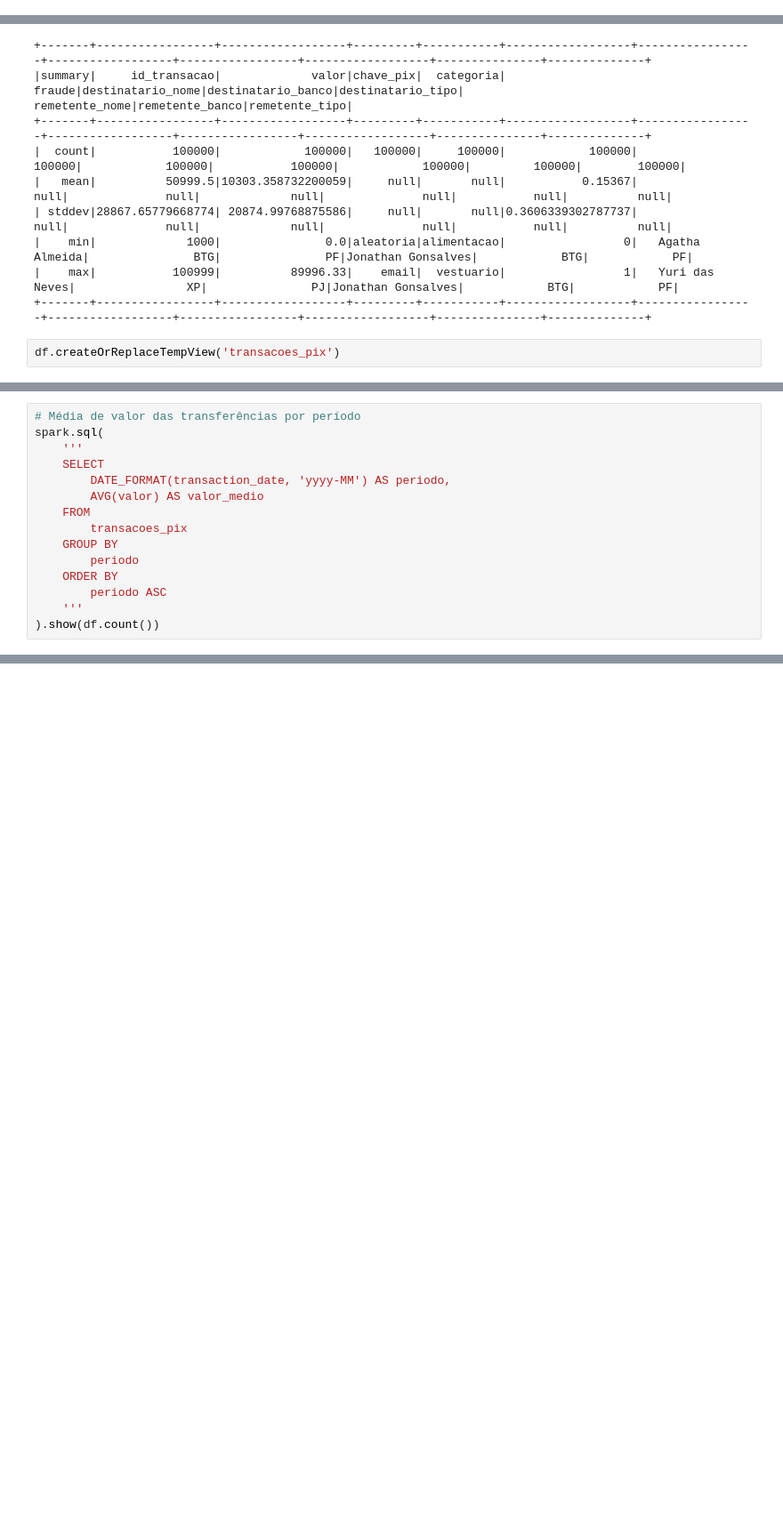
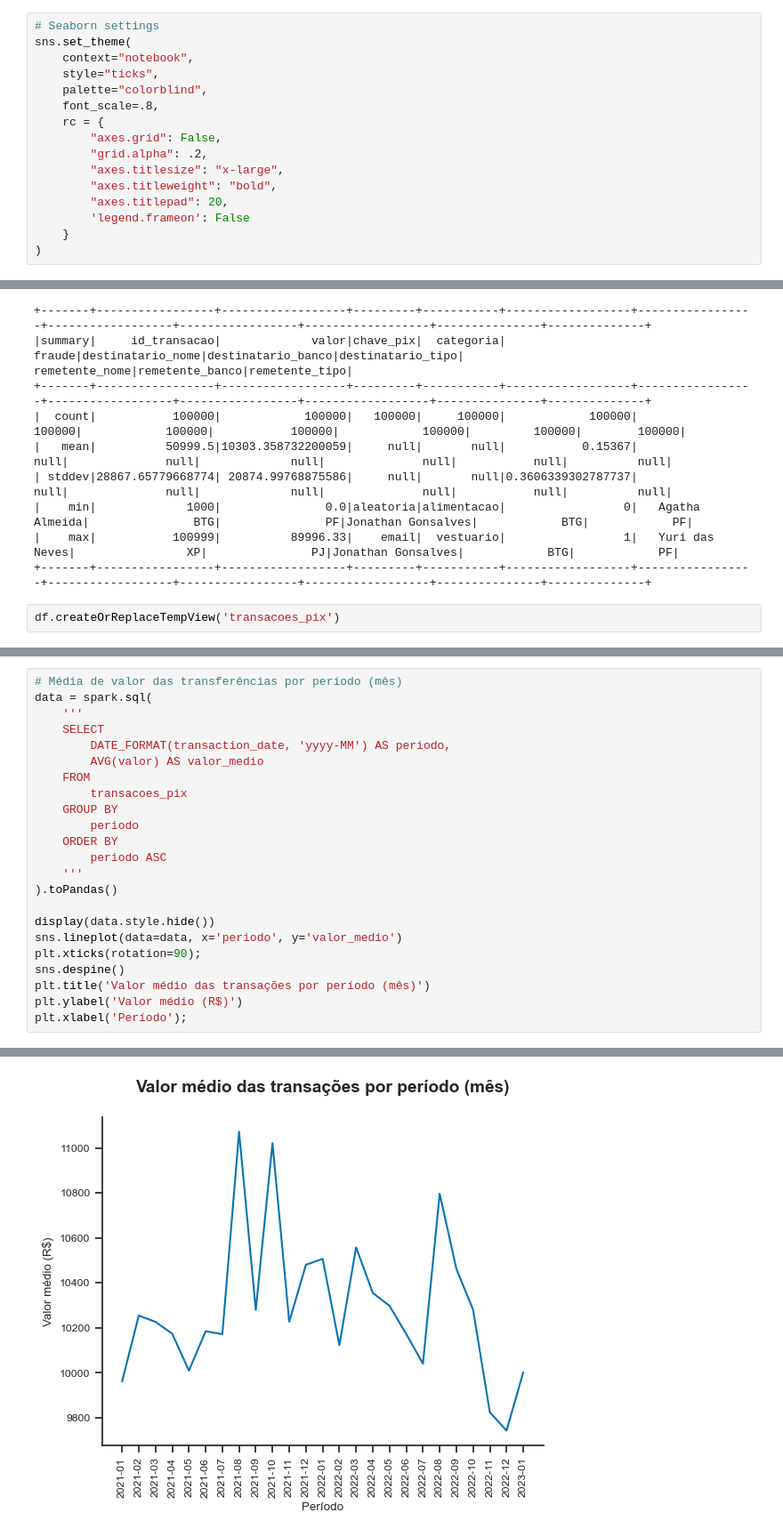
Before and after one commit to guipradow/pyspark_case_pix, a Jupyter notebook: notebook/case_pix.ipynb, the cells around one changed output, grey strips where cells are left out. Shown at 89% size. Drawn from its saved outputs; the diff is of its cells as text; blank space fills up the shorter version.

```diff
--- a/notebook/case_pix.ipynb
+++ b/notebook/case_pix.ipynb
@@ -19,3 +27,19 @@ from pydeequ.analyzers import *
+# %%
+# Seaborn settings
+sns.set_theme(
+    context="notebook",
+    style="ticks",
+    palette="colorblind",
+    font_scale=.8,
+    rc = {
+        "axes.grid": False,
+        "grid.alpha": .2,
+        "axes.titlesize": "x-large",
+        "axes.titleweight": "bold",
+        "axes.titlepad": 20,
+        'legend.frameon': False
+    }
+)
 # %%
 # Configuração spark session
 spark = (
@@ -138,8 +185,8 @@ spark.sql(
 |          Bradesco|         14187|
 +------------------+--------------+
 # %%
-# Média de valor das transferências por período
-spark.sql(
+# Média de valor das transferências por período (mês)
+data = spark.sql(
     '''
     SELECT
         DATE_FORMAT(transaction_date, 'yyyy-MM') AS periodo,
@@ -151,5 +198,13 @@ spark.sql(
     ORDER BY
         periodo ASC
     '''
-).show(df.count())
+).toPandas()
+
+display(data.style.hide())
+sns.lineplot(data=data, x='periodo', y='valor_medio')
+plt.xticks(rotation=90);
+sns.despine()
+plt.title('Valor médio das transações por período (mês)')
+plt.ylabel('Valor médio (R$)')
+plt.xlabel('Período');
 # %% [output]
@@ -172,0 +228 @@ spark.sql(
+[figure, added]
```
Also changed, not shown: parts of 12 cells of this notebook, 2 other files.
